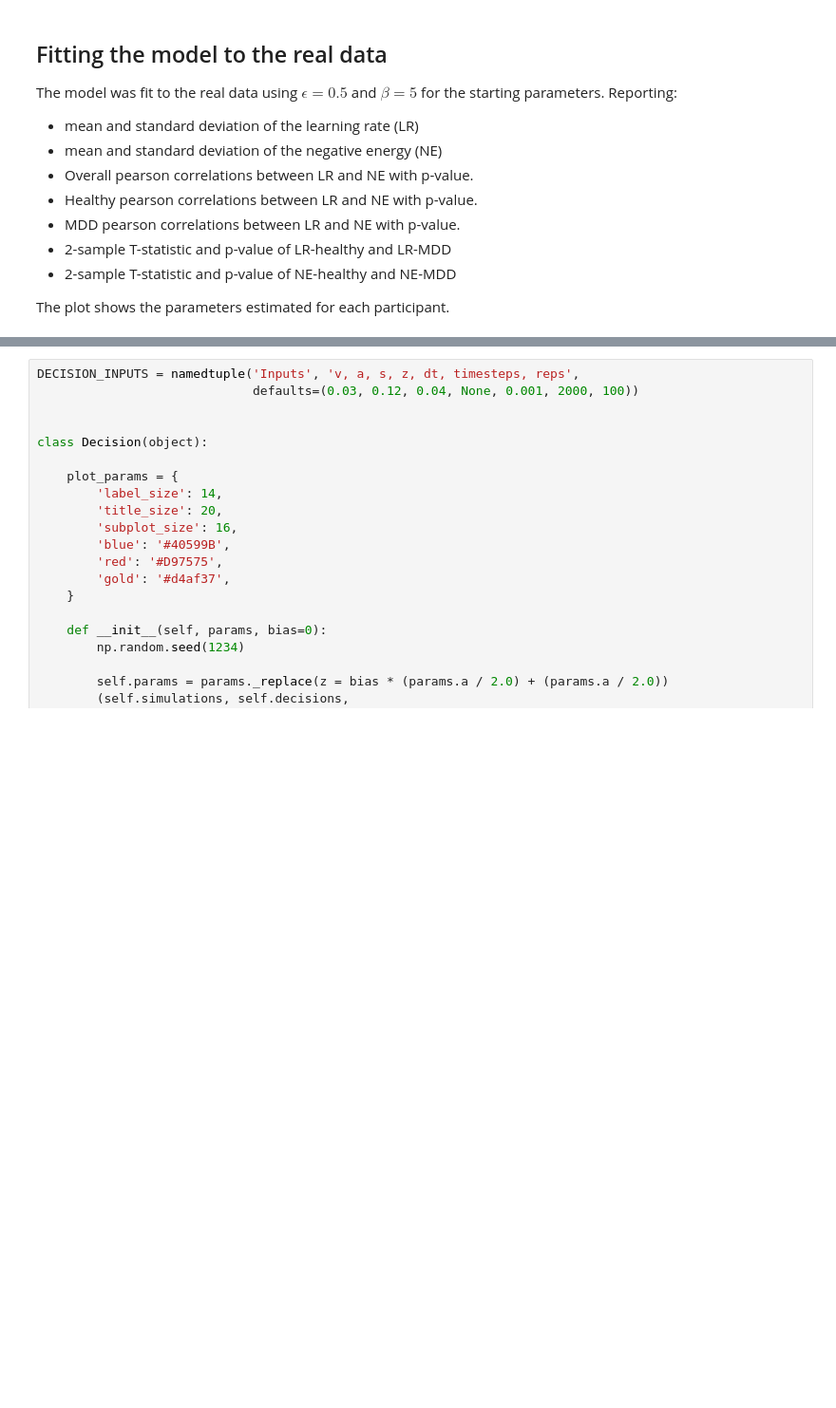
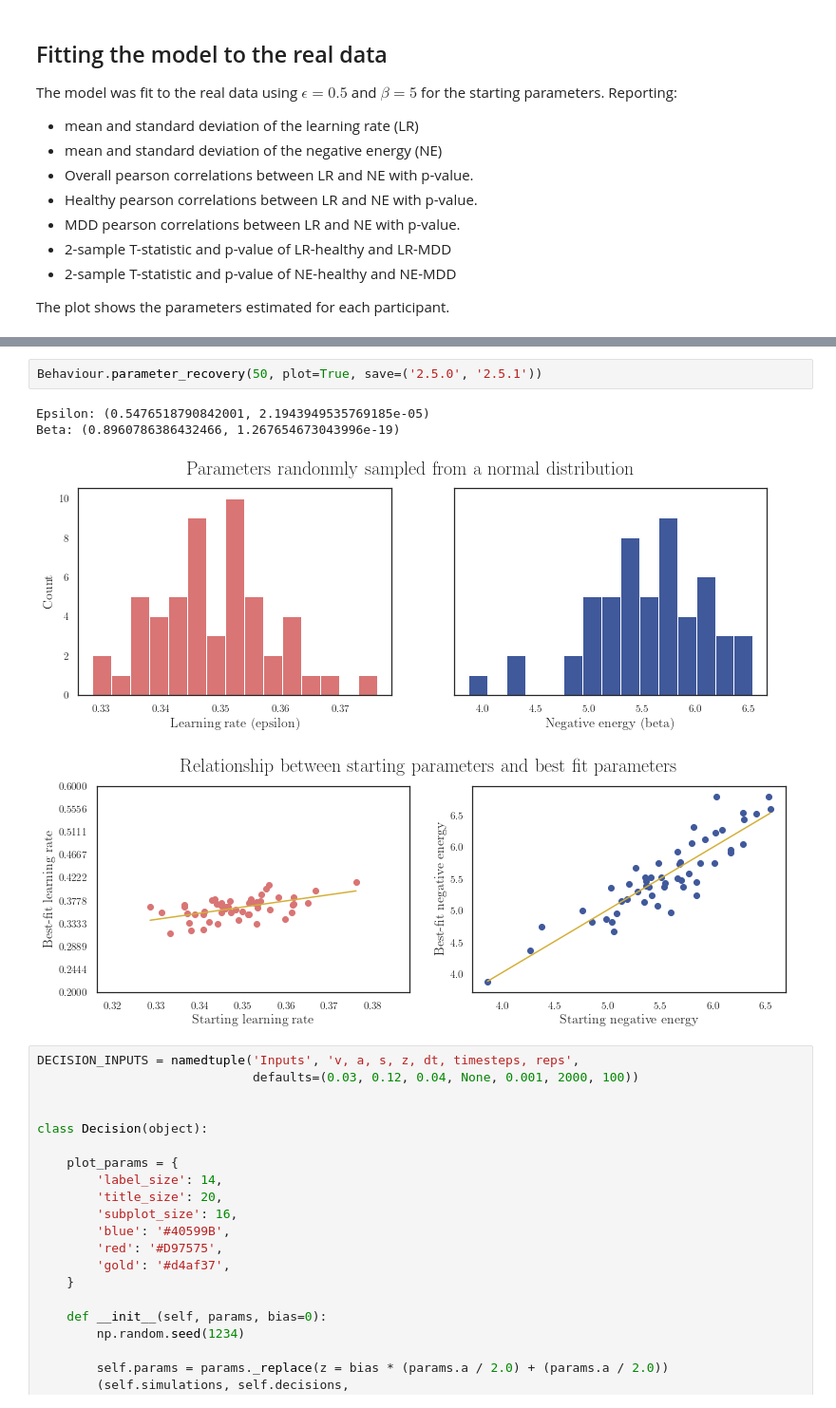
Before and after one commit to joanreyero/decision-making-models, a Jupyter notebook: model-behavioural-data.ipynb, the cells around one changed output, grey strips where cells are left out. Shown at 95% size. Cells and saved outputs as stored; diff of their text form; blank space fills up the shorter version.

Commit message:
Added parameter recovery graphs

```diff
--- a/model-behavioural-data.ipynb
+++ b/model-behavioural-data.ipynb
@@ -828,3 +884,10 @@ Beta
+# %%
+Behaviour.parameter_recovery(50, plot=True, save=('2.5.0', '2.5.1'))
+# %% [output]
+Epsilon: (0.5476518790842001, 2.1943949535769185e-05)
+Beta: (0.8960786386432466, 1.267654673043996e-19)
+[figure, added]
+[figure, added]
 # %%
 DECISION_INPUTS = namedtuple('Inputs', 'v, a, s, z, dt, timesteps, reps',
                              defaults=(0.03, 0.12, 0.04, None, 0.001, 2000, 100))
```
Also changed, not shown: parts of 6 cells of this notebook, 3 other files.
